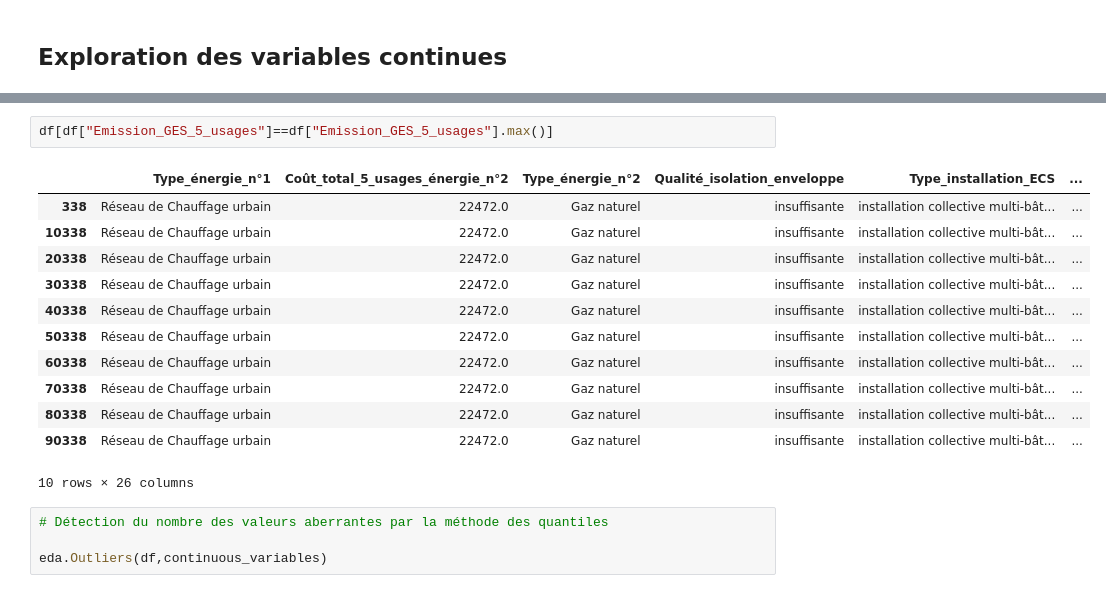
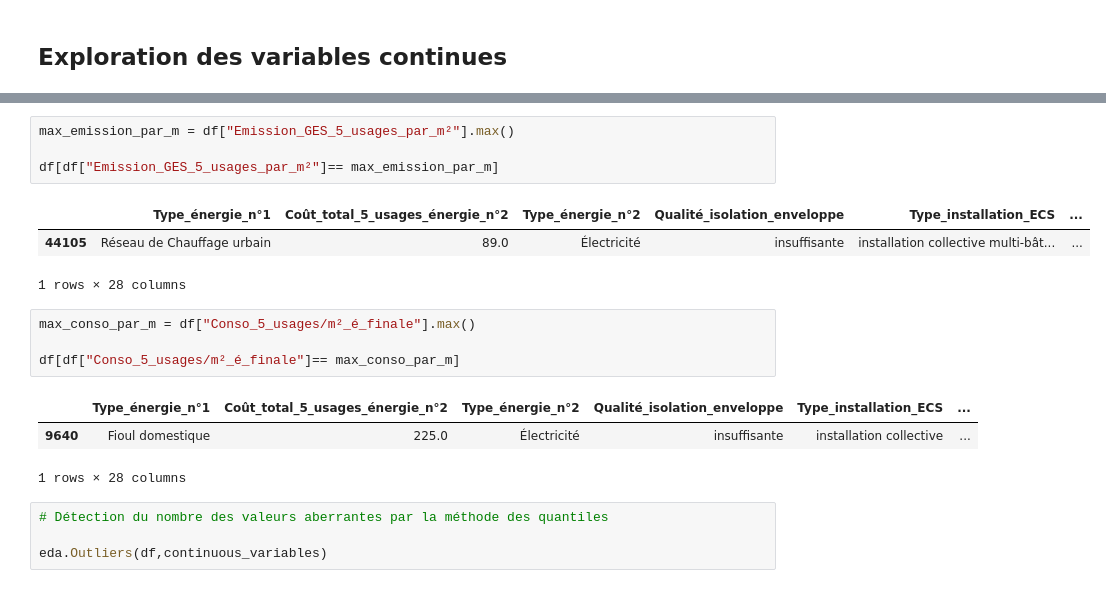
Before and after one commit to LACHQER-Wiam/Projet-Python, a Jupyter notebook: data.ipynb, the cells around one changed output, grey strips where cells are left out. Drawn from its saved outputs; the diff is of its cells as text.

```diff
--- a/data.ipynb
+++ b/data.ipynb
@@ -328,18 +325,19 @@ eda.boxplot(df,continuous_variables)
-# %%
-df[df["Emission_GES_5_usages"]==df["Emission_GES_5_usages"].max()]
-# %% [output]
-|  | Type_énergie_n°1 | Coût_total_5_usages_énergie_n°2 | Type_énergie_n°2 | Qualité_isolation_enveloppe | Type_installation_ECS | ... |
-| 338 | Réseau de Chauffage urbain | 22472.0 | Gaz naturel | insuffisante | installation collective multi-bât... | ... |
-| 10338 | Réseau de Chauffage urbain | 22472.0 | Gaz naturel | insuffisante | installation collective multi-bât... | ... |
-| 20338 | Réseau de Chauffage urbain | 22472.0 | Gaz naturel | insuffisante | installation collective multi-bât... | ... |
-| 30338 | Réseau de Chauffage urbain | 22472.0 | Gaz naturel | insuffisante | installation collective multi-bât... | ... |
-| 40338 | Réseau de Chauffage urbain | 22472.0 | Gaz naturel | insuffisante | installation collective multi-bât... | ... |
-| 50338 | Réseau de Chauffage urbain | 22472.0 | Gaz naturel | insuffisante | installation collective multi-bât... | ... |
-| 60338 | Réseau de Chauffage urbain | 22472.0 | Gaz naturel | insuffisante | installation collective multi-bât... | ... |
-| 70338 | Réseau de Chauffage urbain | 22472.0 | Gaz naturel | insuffisante | installation collective multi-bât... | ... |
-| 80338 | Réseau de Chauffage urbain | 22472.0 | Gaz naturel | insuffisante | installation collective multi-bât... | ... |
-| 90338 | Réseau de Chauffage urbain | 22472.0 | Gaz naturel | insuffisante | installation collective multi-bât... | ... |
-10 rows × 26 columns
+# %%
+max_emission_par_m = df["Emission_GES_5_usages_par_m²"].max()
+
+df[df["Emission_GES_5_usages_par_m²"]== max_emission_par_m]
+# %% [output]
+|  | Type_énergie_n°1 | Coût_total_5_usages_énergie_n°2 | Type_énergie_n°2 | Qualité_isolation_enveloppe | Type_installation_ECS | ... |
+| 44105 | Réseau de Chauffage urbain | 89.0 | Électricité | insuffisante | installation collective multi-bât... | ... |
+1 rows × 28 columns
+# %%
+max_conso_par_m = df["Conso_5_usages/m²_é_finale"].max()
+
+df[df["Conso_5_usages/m²_é_finale"]== max_conso_par_m]
+# %% [output]
+|  | Type_énergie_n°1 | Coût_total_5_usages_énergie_n°2 | Type_énergie_n°2 | Qualité_isolation_enveloppe | Type_installation_ECS | ... |
+| 9640 | Fioul domestique | 225.0 | Électricité | insuffisante | installation collective | ... |
+1 rows × 28 columns
 # %%
 # Détection du nombre des valeurs aberrantes par la méthode des quantiles
 
```
Also changed, not shown: parts of 11 cells of this notebook.
